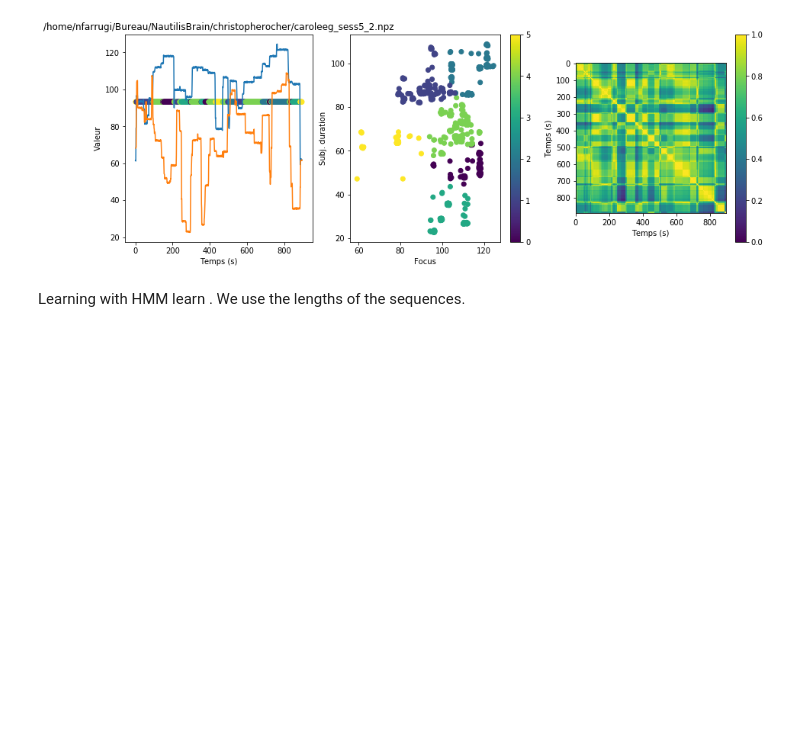
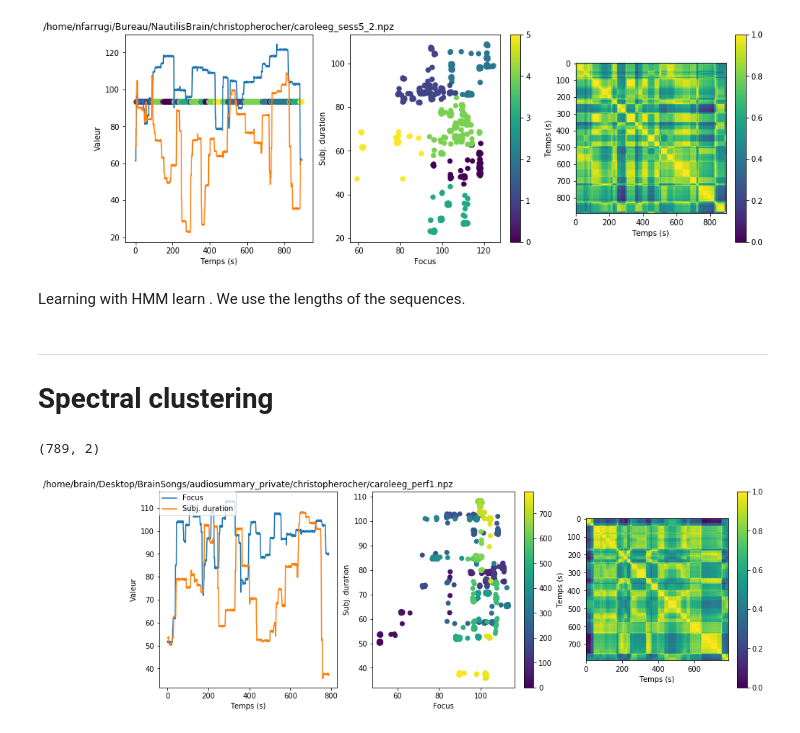
Before and after one commit to nicofarr/caroltrio_perf, a Jupyter notebook: Analysis_continuousratings.ipynb, the cells around one changed output. Saved outputs shown, nothing was run; the diff lists cells and outputs as text; code cells hidden in the pictures; blank space fills up the shorter version.

```diff
--- a/Analysis_continuousratings.ipynb
+++ b/Analysis_continuousratings.ipynb
@@ -347,3 +347,61 @@ plt.ylabel('Subj. duration')
 plt.plot(sampled_state)
 # %%
 plt.scatter(samplesX[:,0])
+# %% [markdown]
+----------
+# Spectral clustering
+# %%
+curnpz = '/home/brain/Desktop/BrainSongs/audiosummary_private/christopherocher/caroleeg_perf1.npz'
+focus = np.load(curnpz)['focus']
+
+subjtime = np.load(curnpz)['subjtime']
+
+#Quantization
+focus_q = quantize(focus,res=1,delaytime=0)
+subt_q = quantize(subjtime,res=1,delaytime=1)
+
+
+
+maxtime = min(focus_q.shape[0],subt_q.shape[0])
+
+if addnoise:
+    focus_q[:maxtime,1] += np.random.rand(maxtime)
+    subt_q[:maxtime,1] += np.random.rand(maxtime)
+
+X = np.stack([focus_q[:maxtime,1],subt_q[:maxtime,1]]).T
+X.shape
+# %% [output]
+(789, 2)
+# %%
+S = manhattan_distances(X)
+
+
+
+plt.figure(figsize=(15,5))
+plt.subplot(1,3,1)
+plt.plot(focus_q[:maxtime,0],focus_q[:maxtime,1],label="Focus")
+plt.plot(subt_q[:maxtime,0],subt_q[:maxtime,1],label="Subj. duration")
+plt.ylabel('Valeur')
+plt.xlabel('Temps (s)')
+plt.legend(loc=2, borderaxespad=0.)
+plt.title(curnpz)
+
+plt.subplot(1,3,2)
+plt.scatter(focus_q[:maxtime,1],subt_q[:maxtime,1],c=np.arange(maxtime))
+plt.xlabel('Focus')
+plt.ylabel('Subj. duration')
+
+plt.colorbar()
+
+
+plt.subplot(1,3,3)
+
+plt.imshow((np.max(S)-S)/np.max(S))
+plt.xlabel('Temps (s)')
+plt.ylabel('Temps (s)')
+plt.colorbar()
+
+plt.savefig('%s.png' % curnpz)
+plt.show()
+# %% [output]
+[figure, added]
```
Also changed, not shown: parts of 9 cells of this notebook, 22 other files.
